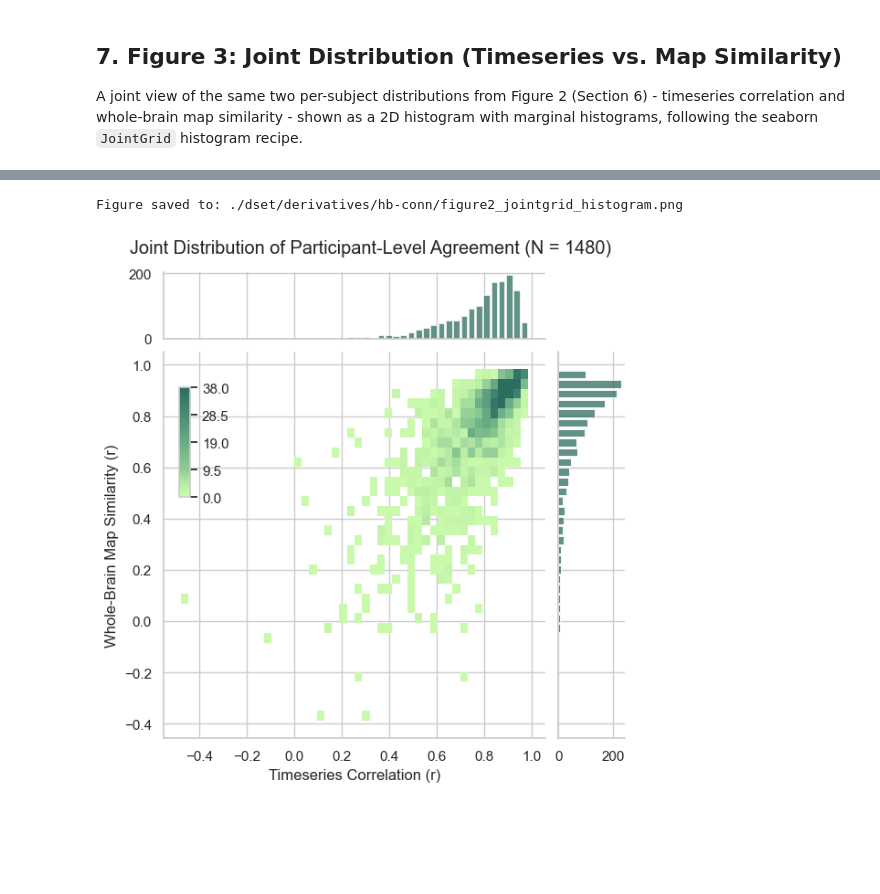
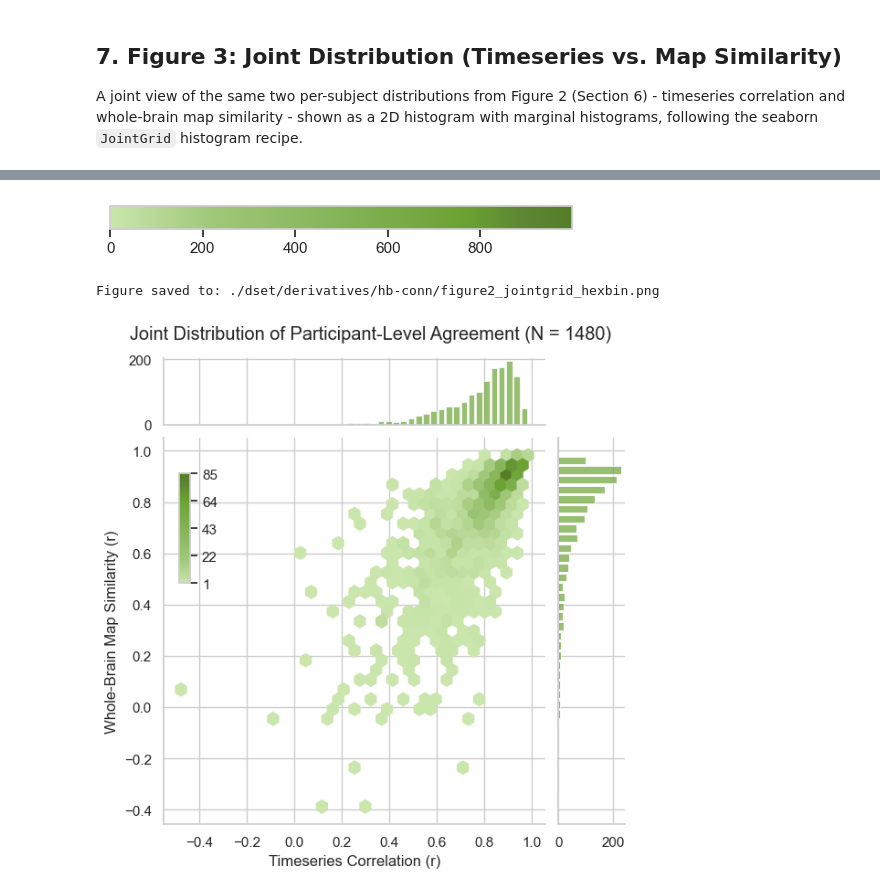
Before and after one commit to chlohamp/habenula-comparison, a Jupyter notebook: 2aiii-pairedttest.ipynb, the cells around one changed output, grey strips where cells are left out. Cells and saved outputs as stored; diff of their text form; code cells hidden in the pictures; blank space fills up the shorter version.

Commit message:
update plots

```diff
--- a/2aiii-pairedttest.ipynb
+++ b/2aiii-pairedttest.ipynb
@@ -428,40 +363,76 @@ plt.close()
+# %%
+from matplotlib.colors import LinearSegmentedColormap, ListedColormap
+
+#CMAP = "Spectral_r"
+# Define the number of colors in the colormap
+num_colors = 1000
+
+# Define anchor points for key colors using hex values
+colors = [
+    "#cae6ad",
+    #"#bfdea0",
+    "#b5d693",
+    "#9fc778",
+    "#95bf6b",
+    "#8ab75e",
+    "#7faf50",
+    "#75a841",
+    "#6aa031",
+    "#5e8735",
+    "#537d26"
+]
+# Create a smooth interpolation for the custom colormap
+joint_cmap = LinearSegmentedColormap.from_list("custom_cmap", colors, N=num_colors)
+
+# Plot the color gradient
+plt.figure(figsize=(8, 2))
+plt.imshow([list(range(num_colors))], aspect="auto", cmap=joint_cmap)
+plt.gca().set_visible(False)
+plt.colorbar(orientation="horizontal")
+display(plt.gcf())
+plt.close()
+# %% [output]
+[figure, added]
 # %%
 #sns.set_theme(style="ticks")
 
 # Joint distribution of participant-level timeseries correlation and whole-brain map
 # similarity (df_joint, built in Section 6 above), following seaborn's JointGrid
-# histogram example (adapted from the planets year/distance example: our x/y are both
+# hexbin example (adapted from the planets year/distance example: our x/y are both
 # continuous Pearson r values, so no discrete axis or log scale is used here).
 g = sns.JointGrid(data=df_joint, x="timeseries_r", y="map_r", marginal_ticks=True)
 
 # Inset colorbar for the joint histogram
 cax = g.figure.add_axes([.15, .55, .02, .2])
 
-# Joint + marginal histograms
+# Joint hexbin + marginal histograms
+# (plt.hexbin, unlike sns.histplot, has no cbar/cbar_ax kwargs - it returns the
+# mappable PolyCollection directly, so the colorbar has to be wired up by hand.)
 g.plot_joint(
-    sns.histplot,
-    cmap=joint_cmap, pmax=.8, cbar=True, cbar_ax=cax
+    plt.hexbin,
+    cmap=joint_cmap, gridsize=32, mincnt=1
 )
+g.figure.colorbar(g.ax_joint.collections[-1], cax=cax)
 
 # The colorbar's default ticks (e.g. 0/5/10/15/20) can stop short of the bar's actual top,
-# since pmax=.8 caps the color range at a percentile-derived count rather than a round
-# number - hence "20" landing only halfway up. Re-tick the bar from its real vmin/vmax so
-# the top tick sits exactly at the top of the bar.
+# since hexbin's color range is set from the actual min/max hex counts rather than a
+# round number - hence "20" landing only halfway up. Re-tick the bar from its real
+# vmin/vmax so the top tick sits exactly at the top of the bar.
 vmin, vmax = g.ax_joint.collections[-1].get_clim()
 cax.set_yticks(np.linspace(vmin, vmax, 5))
 
-g.plot_marginals(sns.histplot, element="bars", shrink=0.8, color="#2c6d5f")
+g.plot_marginals(sns.histplot, element="bars", shrink=0.8, color="#75a841")
 
 g.set_axis_labels("Timeseries Correlation (r)", "Whole-Brain Map Similarity (r)")
 g.figure.suptitle(
     f"Joint Distribution of Participant-Level Agreement (N = {len(df_joint)})",
     y=1.02,
 )
 
-fig_path = op.join(hb_conn_dir, "figure2_jointgrid_histogram.png")
+fig_path = op.join(hb_conn_dir, "figure2_jointgrid_hexbin.png")
 g.figure.savefig(fig_path, dpi=300, bbox_inches="tight")
 print(f"Figure saved to: {fig_path}")
 plt.show()
 # %% [output]
-Figure saved to: ./dset/derivatives/hb-conn/figure2_jointgrid_histogram.png
+Figure saved to: ./dset/derivatives/hb-conn/figure2_jointgrid_hexbin.png
-[figure, old version]
+[figure, new version]
```
Also changed, not shown: parts of 2 cells of this notebook.
